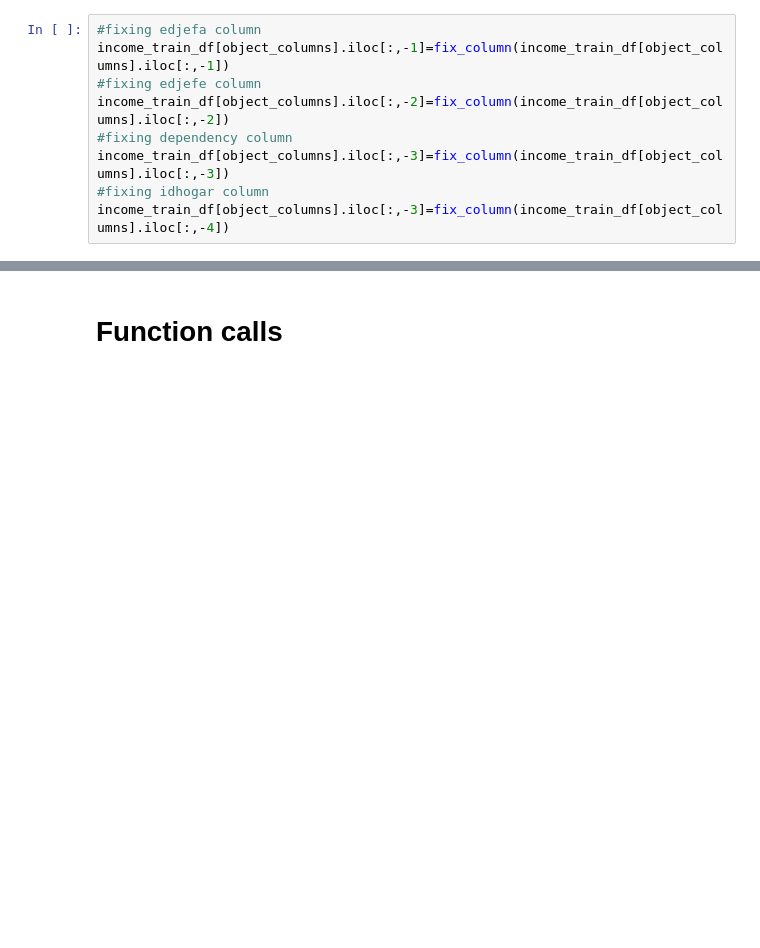
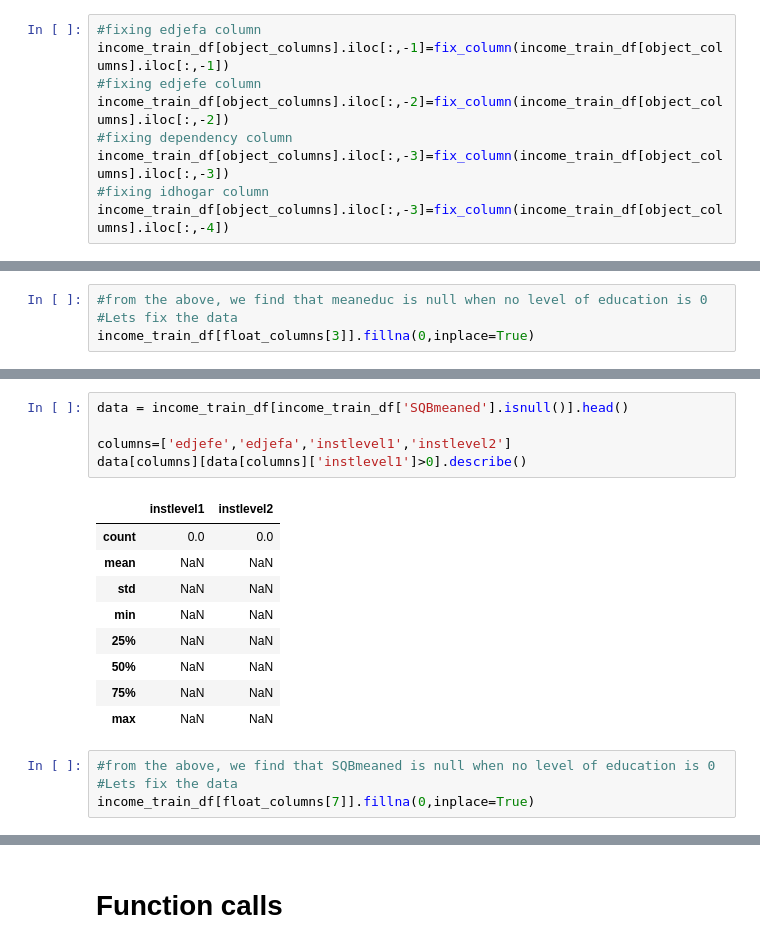
Before and after one commit to ashishsarkarmlops/assignment-2, a Jupyter notebook: Text preprocessing.ipynb, the cells around one changed output, grey strips where cells are left out. Drawn from its saved outputs; the diff is of its cells as text; blank space fills up the shorter version.

```diff
--- a/Text preprocessing.ipynb
+++ b/Text preprocessing.ipynb
@@ -316,0 +457,4 @@ income_train_df[object_columns].iloc[:,-3]=fix_column(income_train_df[object_col
+# %%
+#from the above, we find that meaneduc is null when no level of education is 0
+#Lets fix the data
+income_train_df[float_columns[3]].fillna(0,inplace=True)
@@ -316,0 +487,19 @@ income_train_df[object_columns].iloc[:,-3]=fix_column(income_train_df[object_col
+# %%
+data = income_train_df[income_train_df['SQBmeaned'].isnull()].head()
+
+columns=['edjefe','edjefa','instlevel1','instlevel2']
+data[columns][data[columns]['instlevel1']>0].describe()
+# %% [output]
+|  | instlevel1 | instlevel2 |
+| count | 0.0 | 0.0 |
+| mean | NaN | NaN |
+| std | NaN | NaN |
+| min | NaN | NaN |
+| 25% | NaN | NaN |
+| 50% | NaN | NaN |
+| 75% | NaN | NaN |
+| max | NaN | NaN |
+# %%
+#from the above, we find that SQBmeaned is null when no level of education is 0
+#Lets fix the data
+income_train_df[float_columns[7]].fillna(0,inplace=True)
```
Also changed, not shown: parts of 27 cells of this notebook.
